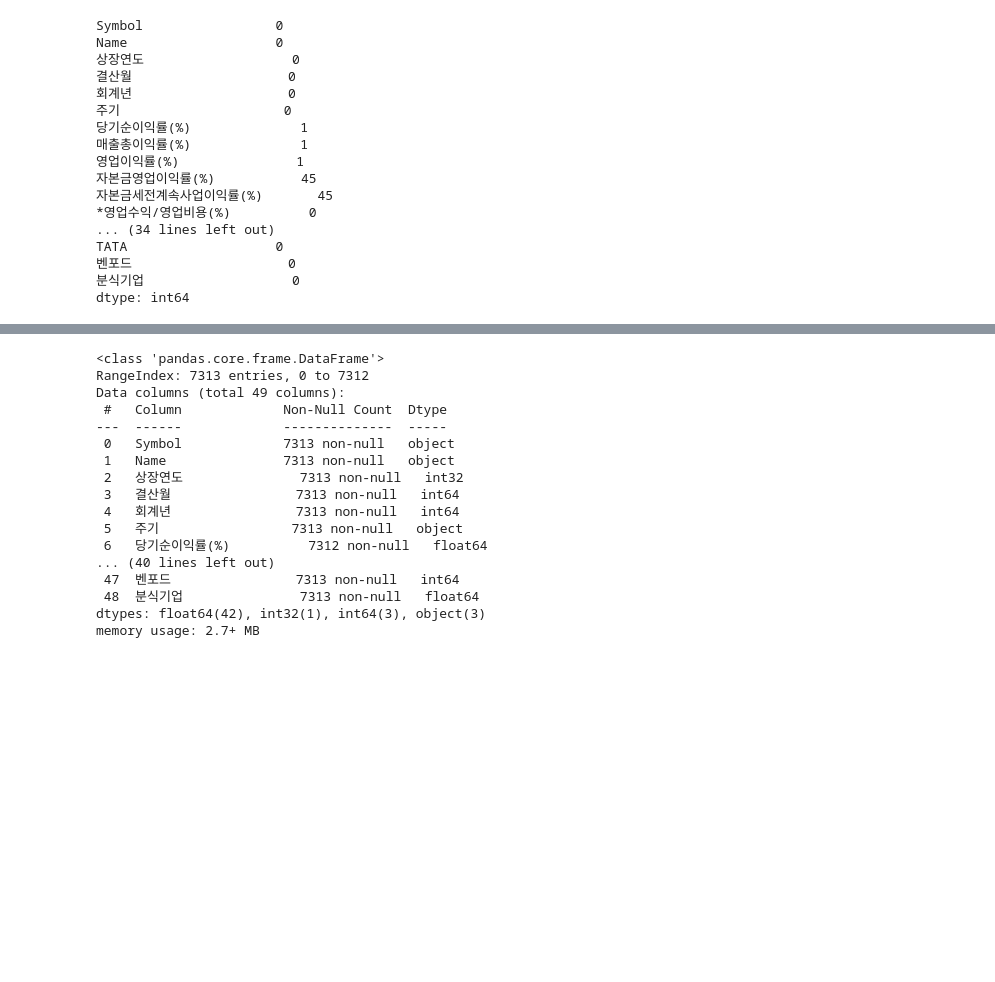
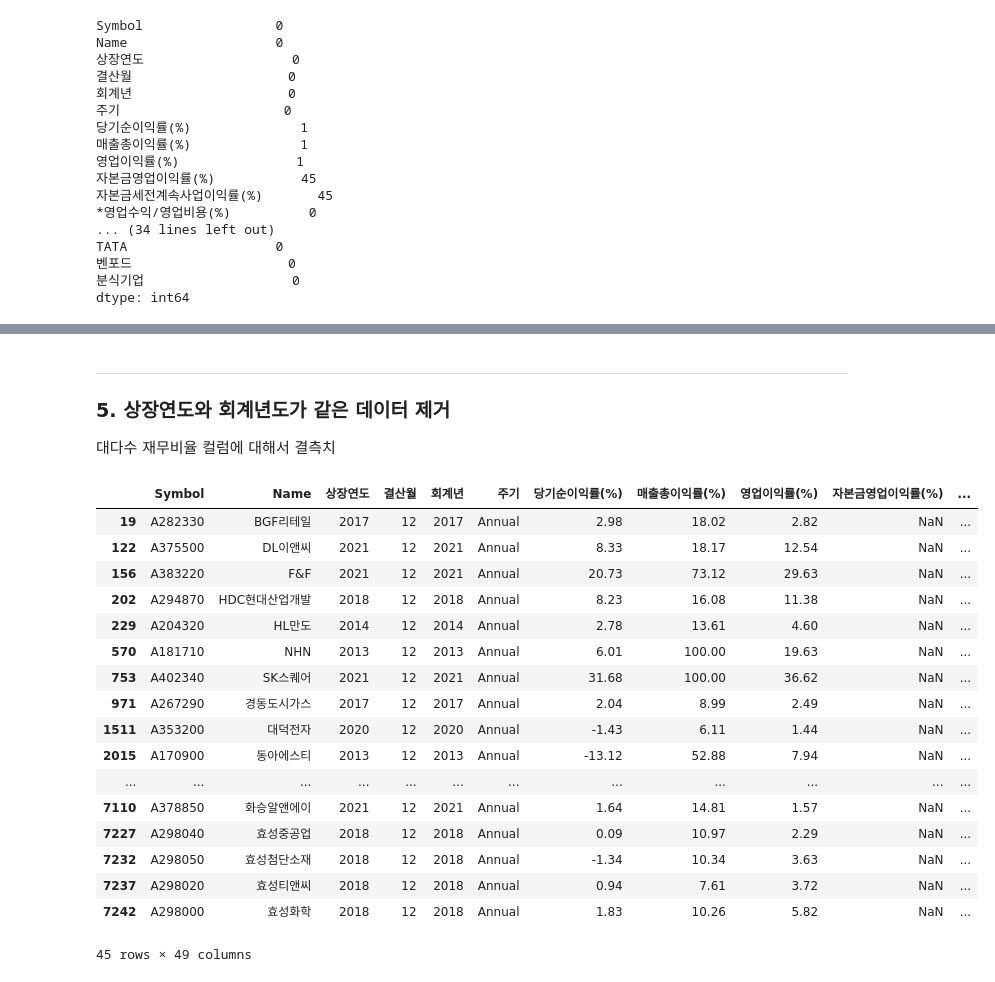
Before and after one commit to po5412409/-, a Jupyter notebook: 02.데이터전처리/1.1차_전처리.ipynb, the cells around one changed output, grey strips where cells are left out. Drawn from its saved outputs; the diff is of its cells as text; code cells hidden in the pictures; blank space fills up the shorter version.

```diff
--- a/02.데이터전처리/1.1차_전처리.ipynb
+++ b/02.데이터전처리/1.1차_전처리.ipynb
@@ -314,28 +251,0 @@ value['자본총계_전기'] = value.groupby('Name')['총자본(천원)'].shift(
-# %%
-# ROE(세전계속사업이익)(%): (세전계속사업이익 / 자본총계 * 100
-df['ROE(세전계속사업이익)(%)'] = df['ROE(세전계속사업이익)(%)'].mask(df['ROE(세전계속사업이익)(%)'] == '완전잠식',
-                                                     round((value['세전계속사업이익(천원)']/value['총자본(천원)'])*100, 2))
-
-# 총자본증가율: 자본총계[당기]/자본총계[전기]-1
-df['총자본증가율(전년동기)(%)'] = df['총자본증가율(전년동기)(%)'].mask(df['총자본증가율(전년동기)(%)'].isin
-                                                   (['당기잠식', '전기잠식', '잠식지속']),
-                                                   round(((value['총자본(천원)']-value['자본총계_전기'])/value['자본총계_전기'])*100, 2))
-
-
-# 영업이익증가율: (영업이익[당기]-영업이익[전기])/영업이익[전기]
-df['영업이익증가율(전년동기)(%)'] = df['영업이익증가율(전년동기)(%)'].mask(df['영업이익증가율(전년동기)(%)'].isin
-                                                     (['적전', '흑전', '적지']),
-                                       round(((value['영업이익(천원)']-value['영업이익(천원)_전기'])/value['영업이익(천원)_전기'])*100, 2))
-
-# 순이익증가율: (당기순이익[당기]-당기순이익[전기])/당기순이익[전기]
-df['당기순이익증가율(전년동기)(%)'] = df['당기순이익증가율(전년동기)(%)'].mask(df['당기순이익증가율(전년동기)(%)'].isin
-                                                       (['적전', '흑전', '적지']),
-                                       round(((value['당기순이익(천원)']-value['당기순이익(천원)_전기'])/value['당기순이익(천원)_전기'])*100, 2))
-
-
-# 부채비율: 부채총계/자본총계
-df['부채비율(%)'] = df['부채비율(%)'].mask(df['부채비율(%)'] == '완전잠식', round((value['총부채(천원)']/value['총자본(천원)'])*100, 2))
-
-# 총자본회전율, 현금흐름/총자본 0으로 대체
-df['총자본회전율(회)'] = df['총자본회전율(회)'].mask(df['총자본회전율(회)'] == '완전잠식', 0)
-df['현금흐름/총자본(%)'] = df['현금흐름/총자본(%)'].mask(df['현금흐름/총자본(%)'] == '완전잠식', 0)
@@ -390,24 +252,26 @@ for column in columns_to_check:
-# %%
-for col in df.columns[6:-2]:
-    df[col] = df[col].replace(',', '', regex=True)  # 콤마 제거
-    df[col] = pd.to_numeric(df[col], errors='coerce')
-# %%
-df.info()
-# %% [output]
-<class 'pandas.core.frame.DataFrame'>
-RangeIndex: 7313 entries, 0 to 7312
-Data columns (total 49 columns):
- #   Column             Non-Null Count  Dtype
----  ------             --------------  -----
- 0   Symbol             7313 non-null   object
- 1   Name               7313 non-null   object
- 2   상장연도               7313 non-null   int32
- 3   결산월                7313 non-null   int64
- 4   회계년                7313 non-null   int64
- 5   주기                 7313 non-null   object
- 6   당기순이익률(%)          7312 non-null   float64
-... (40 lines left out)
- 47  벤포드                7313 non-null   int64
- 48  분식기업               7313 non-null   float64
-dtypes: float64(42), int32(1), int64(3), object(3)
-memory usage: 2.7+ MB
+# %% [markdown]
+---
+### 5. 상장연도와 회계년도가 같은 데이터 제거
+대다수 재무비율 컬럼에 대해서 결측치
+# %%
+# 대부분의 컬럼에서 공통으로 결측치인 45행 확인 후 삭제
+df[df['자본금영업이익률(%)'].isnull()]
+# %% [output]
+|  | Symbol | Name | 상장연도 | 결산월 | 회계년 | 주기 | 당기순이익률(%) | 매출총이익률(%) | 영업이익률(%) | 자본금영업이익률(%) | ... |
+| 19 | A282330 | BGF리테일 | 2017 | 12 | 2017 | Annual | 2.98 | 18.02 | 2.82 | NaN | ... |
+| 122 | A375500 | DL이앤씨 | 2021 | 12 | 2021 | Annual | 8.33 | 18.17 | 12.54 | NaN | ... |
+| 156 | A383220 | F&F | 2021 | 12 | 2021 | Annual | 20.73 | 73.12 | 29.63 | NaN | ... |
+| 202 | A294870 | HDC현대산업개발 | 2018 | 12 | 2018 | Annual | 8.23 | 16.08 | 11.38 | NaN | ... |
+| 229 | A204320 | HL만도 | 2014 | 12 | 2014 | Annual | 2.78 | 13.61 | 4.60 | NaN | ... |
+| 570 | A181710 | NHN | 2013 | 12 | 2013 | Annual | 6.01 | 100.00 | 19.63 | NaN | ... |
+| 753 | A402340 | SK스퀘어 | 2021 | 12 | 2021 | Annual | 31.68 | 100.00 | 36.62 | NaN | ... |
+| 971 | A267290 | 경동도시가스 | 2017 | 12 | 2017 | Annual | 2.04 | 8.99 | 2.49 | NaN | ... |
+| 1511 | A353200 | 대덕전자 | 2020 | 12 | 2020 | Annual | -1.43 | 6.11 | 1.44 | NaN | ... |
+| 2015 | A170900 | 동아에스티 | 2013 | 12 | 2013 | Annual | -13.12 | 52.88 | 7.94 | NaN | ... |
+| ... | ... | ... | ... | ... | ... | ... | ... | ... | ... | ... | ... |
+| 7110 | A378850 | 화승알앤에이 | 2021 | 12 | 2021 | Annual | 1.64 | 14.81 | 1.57 | NaN | ... |
+| 7227 | A298040 | 효성중공업 | 2018 | 12 | 2018 | Annual | 0.09 | 10.97 | 2.29 | NaN | ... |
+| 7232 | A298050 | 효성첨단소재 | 2018 | 12 | 2018 | Annual | -1.34 | 10.34 | 3.63 | NaN | ... |
+| 7237 | A298020 | 효성티앤씨 | 2018 | 12 | 2018 | Annual | 0.94 | 7.61 | 3.72 | NaN | ... |
+| 7242 | A298000 | 효성화학 | 2018 | 12 | 2018 | Annual | 1.83 | 10.26 | 5.82 | NaN | ... |
+45 rows × 49 columns
```
Also changed, not shown: parts of 12 cells of this notebook, 13 other files.
